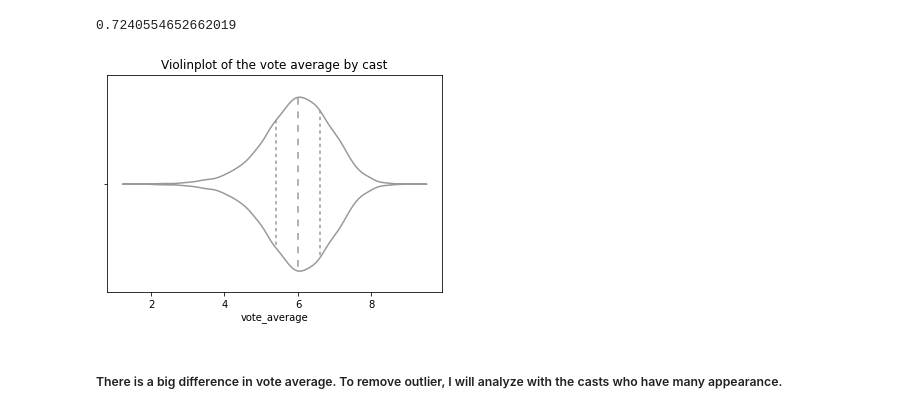
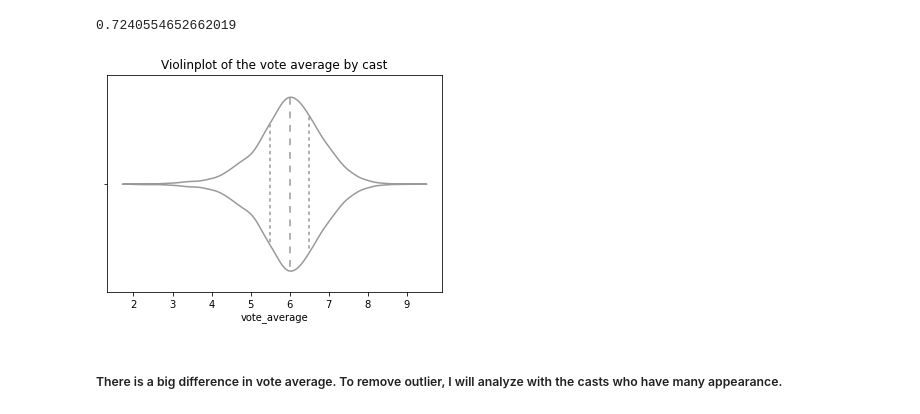
Before and after one commit to KaoriMI/Project_Investigate_a_Dataset, a Jupyter notebook: investigate-a-dataset-template.ipynb, the cells around one changed output. Drawn from its saved outputs; the diff is of its cells as text; code cells hidden in the pictures.

```diff
--- a/investigate-a-dataset-template.ipynb
+++ b/investigate-a-dataset-template.ipynb
@@ -340,10 +340,10 @@ statistics.variance(df_cast.groupby('cast').mean().vote_average)
 # %% [output]
 0.7240554652662019
 # %%
-ax = sns.violinplot(df_genre.groupby('cast').mean().vote_average, inner = 'quartile', color = 'white')
+ax = sns.violinplot(df_cast.groupby('cast').mean().vote_average, inner = 'quartile', color = 'white')
 ax.set_title('Violinplot of the vote average by cast');
 # %% [output]
-[figure, old version]
+[figure, new version]
 # %% [markdown]
 ##### There is a big difference in vote average. To remove outlier, I will analyze with the casts who have many appearance.
 # %%
```
Also changed, not shown: parts of 32 cells of this notebook.
